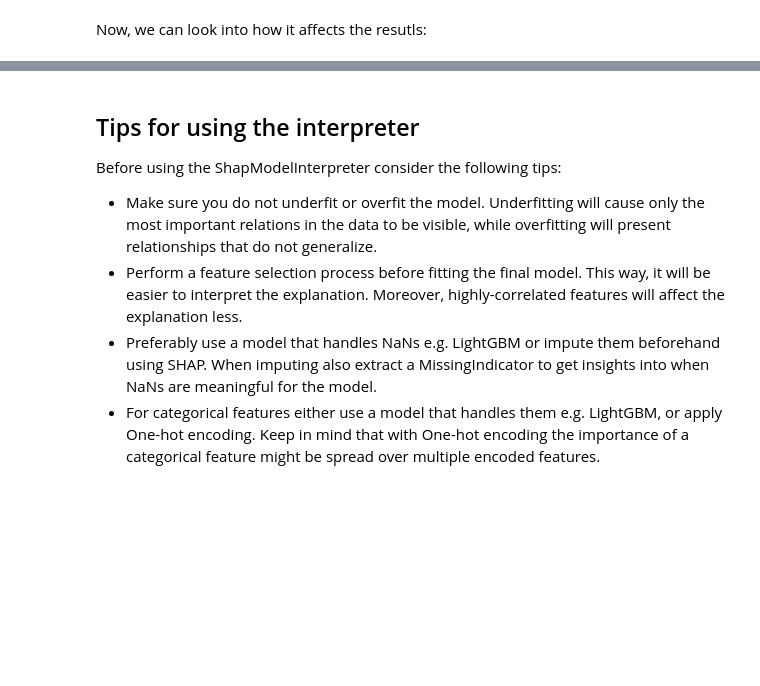
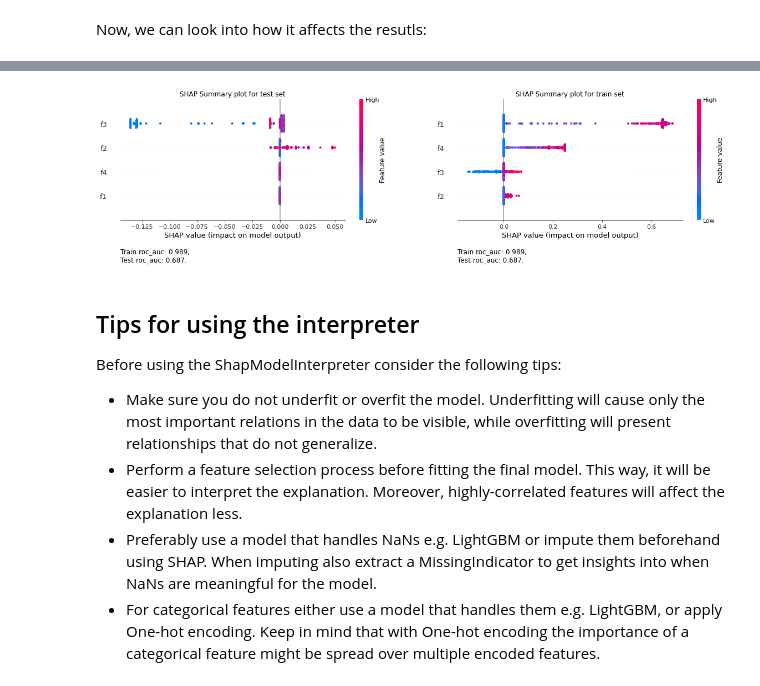
Before and after one commit to ing-bank/probatus, a Jupyter notebook: docs/tutorials/nb_shap_model_interpreter.ipynb, the cells around one changed output, grey strips where cells are left out. Saved outputs shown, nothing was run; the diff lists cells and outputs as text; code cells hidden in the pictures; blank space fills up the shorter version.

Commit message:
Fix small bug when plotting both target sets side by side in dependence plot. Update docs.

```diff
--- a/docs/tutorials/nb_shap_model_interpreter.ipynb
+++ b/docs/tutorials/nb_shap_model_interpreter.ipynb
@@ -133,3 +129,7 @@ ax_train = shap_interpreter.plot('summary', target_set='train')
+# %%
+ax_both = shap_interpreter.plot('summary', target_set='both')
+# %% [output]
+[figure, added]
 # %% [markdown]
 ## Tips for using the interpreter
 
```
Also changed, not shown: parts of 4 cells of this notebook, 1 other file.
